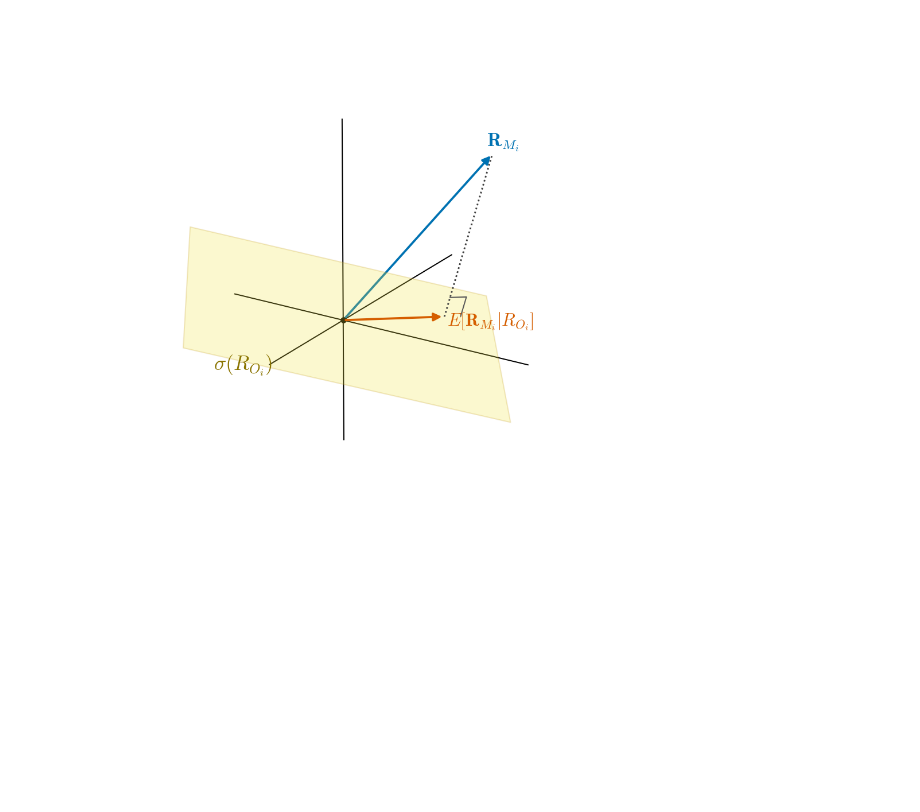
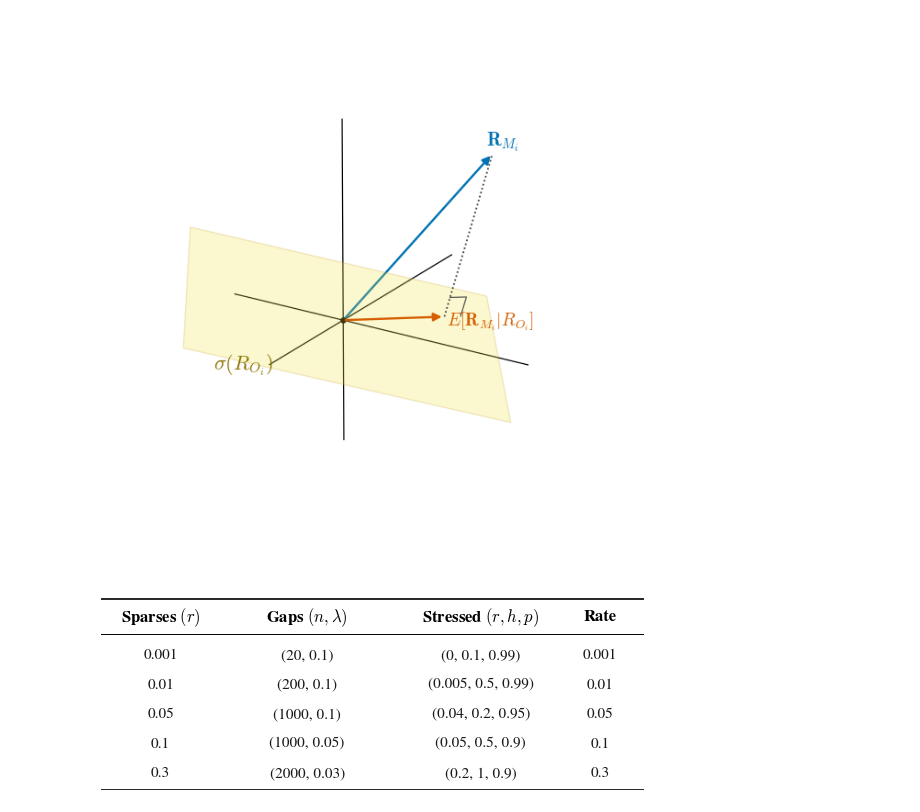
Before and after one commit to michelecarlo/Graduate-Thesis, a Jupyter notebook: Code/Visualizations.ipynb, the cells around one changed output. Saved outputs shown, nothing was run; the diff lists cells and outputs as text; code cells hidden in the pictures; blank space fills up the shorter version.

```diff
--- a/Code/Visualizations.ipynb
+++ b/Code/Visualizations.ipynb
@@ -166,3 +166,44 @@ fig.savefig(FIG_DIR / "projection_H.pdf", bbox_inches="tight", pad_inches=0.02)
 plt.show()
 # %% [output]
 [figure]
+# %%
+# ------------------------------------------------------------------
+# Missingness design table -> Figures/missingness_table.pdf
+# One row per intensity level; each column holds the parameter values that name the
+# corresponding corrupted dataset (in the order they were generated). `Rate` is the
+# target expected missingness ratio (= the Sparses rate) that Gaps and Stressed are
+# calibrated to match. Rendered booktabs-style for inclusion in the LaTeX document.
+# ------------------------------------------------------------------
+cols = [r"Sparses $(r)$", r"Gaps $(n, \lambda)$", r"Stressed $(r,h,p)$", r"Rate"]
+rows = [
+    ["0.001", "(20, 0.1)",   "(0, 0.1, 0.99)",     "0.001"],
+    ["0.01",  "(200, 0.1)",  "(0.005, 0.5, 0.99)", "0.01"],
+    ["0.05",  "(1000, 0.1)", "(0.04, 0.2, 0.95)",  "0.05"],
+    ["0.1",   "(1000, 0.05)", "(0.05, 0.5, 0.9)",   "0.1"],
+    ["0.3",   "(2000, 0.03)", "(0.2, 1, 0.9)",      "0.3"],
+]
+
+x = [0.11, 0.38, 0.70, 0.92]              # column centres (Stressed gets the widest slot)
+y_rows = np.linspace(0.70, 0.09, len(rows))
+
+fig, ax = plt.subplots(figsize=(7, 2.5))
+ax.axis("off")
+ax.set(xlim=(0, 1), ylim=(0, 1))
+
+# booktabs-style rules: heavy top/bottom, light under the header
+for yv, lw in [(0.99, 1.2), (0.81, 0.7), (0.00, 1.2)]:
+    ax.plot([0, 1], [yv, yv], color="black", lw=lw, transform=ax.transAxes)
+
+for xi, name in zip(x, cols):             # header
+    ax.text(xi, 0.90, name, ha="center", va="center",
+            fontsize=12, fontweight="bold", family="serif")
+
+for yi, row in zip(y_rows, rows):         # body
+    for xi, val in zip(x, row):
+        ax.text(xi, yi, val, ha="center", va="center",
+                fontsize=11, family="serif", color="0.1")
+
+fig.savefig(FIG_DIR / "missingness_table.pdf", bbox_inches="tight", pad_inches=0.03)
+plt.show()
+# %% [output]
+[figure, added]
```
Also changed, not shown: parts of 1 cell of this notebook, 7 other files.
